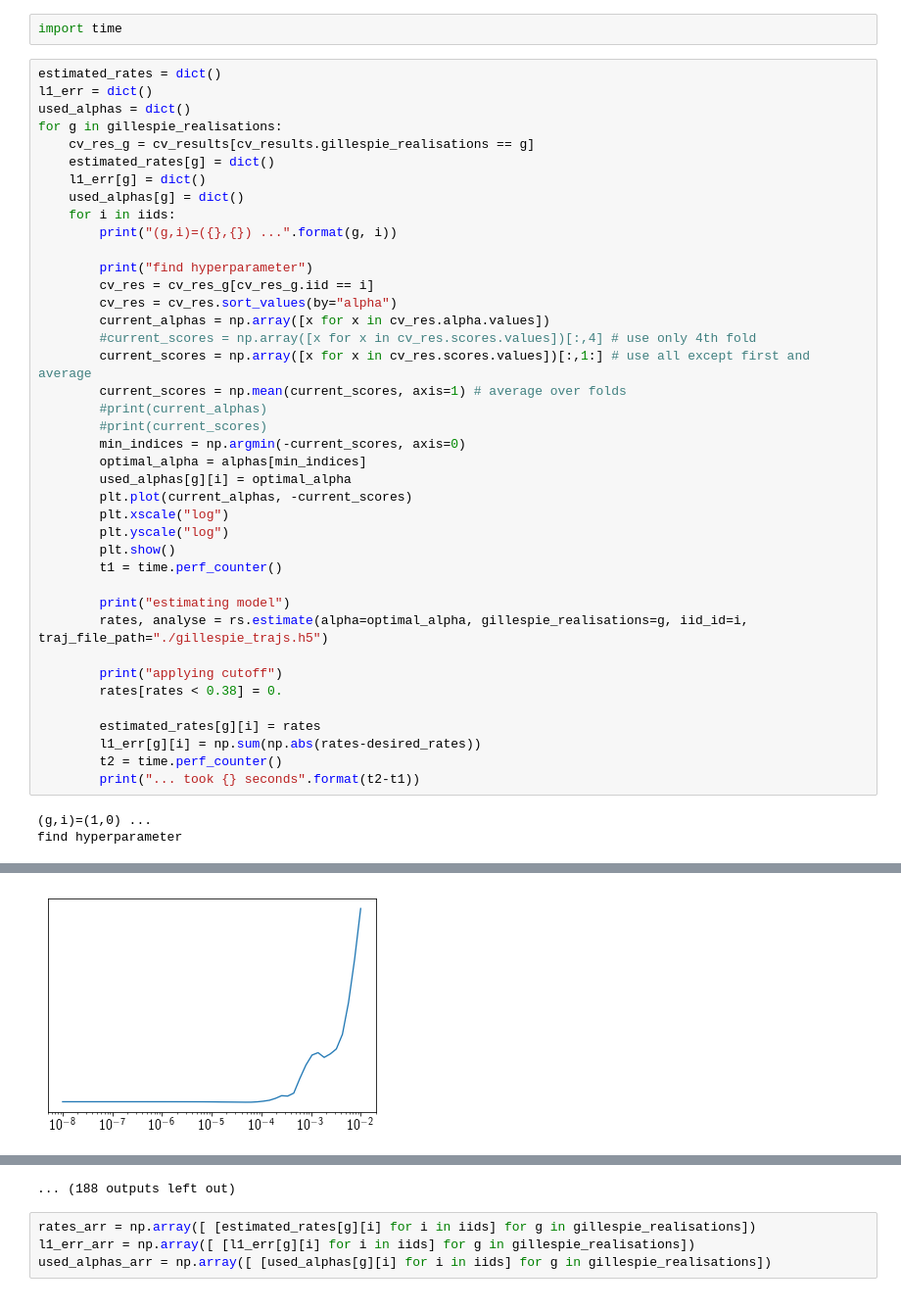
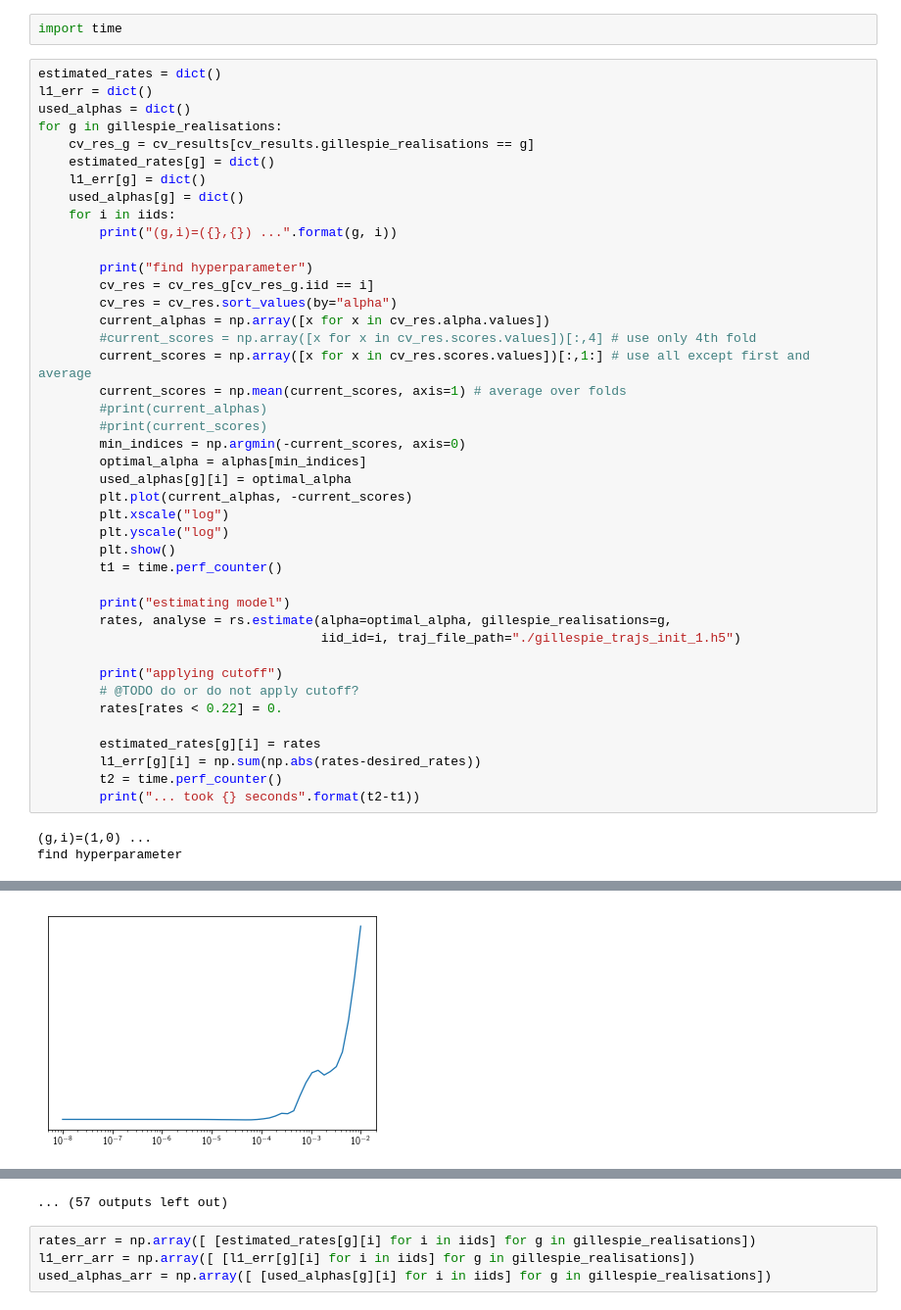
Before and after one commit to readdy/readdy_learn, a Jupyter notebook: allegro/case2_gillespie_kfold_scale500_analyse.ipynb, the cells around one changed output, grey strips where cells are left out. Shown at 98% size. Drawn from its saved outputs; the diff is of its cells as text.

```diff
--- a/allegro/case2_gillespie_kfold_scale500_analyse.ipynb
+++ b/allegro/case2_gillespie_kfold_scale500_analyse.ipynb
@@ -444,10 +444,12 @@ for g in gillespie_realisations:
         t1 = time.perf_counter()
 
         print("estimating model")
-        rates, analyse = rs.estimate(alpha=optimal_alpha, gillespie_realisations=g, iid_id=i, traj_file_path="./gillespie_trajs.h5")
+        rates, analyse = rs.estimate(alpha=optimal_alpha, gillespie_realisations=g,
+                                     iid_id=i, traj_file_path="./gillespie_trajs_init_1.h5")
 
         print("applying cutoff")
-        rates[rates < 0.38] = 0.
+        # @TODO do or do not apply cutoff?
+        rates[rates < 0.22] = 0.
 
         estimated_rates[g][i] = rates
         l1_err[g][i] = np.sum(np.abs(rates-desired_rates))
@@ -485,6 +489,6 @@ applying cutoff
 (g,i)=(1,2) ...
 find hyperparameter
-[figure, old version]
+[figure, new version]
 estimating model
 obtaining regulation network with dt = 0.003
 scaling population up, timestep down and bimol. rates down by factor 500.0
@@ -530,4 +537,4 @@ find hyperparameter
-... (188 outputs left out)
+... (57 outputs left out)
 # %%
 rates_arr = np.array([ [estimated_rates[g][i] for i in iids] for g in gillespie_realisations])
 l1_err_arr = np.array([ [l1_err[g][i] for i in iids] for g in gillespie_realisations])
```
Also changed, not shown: parts of 11 cells of this notebook, 1 other file.
